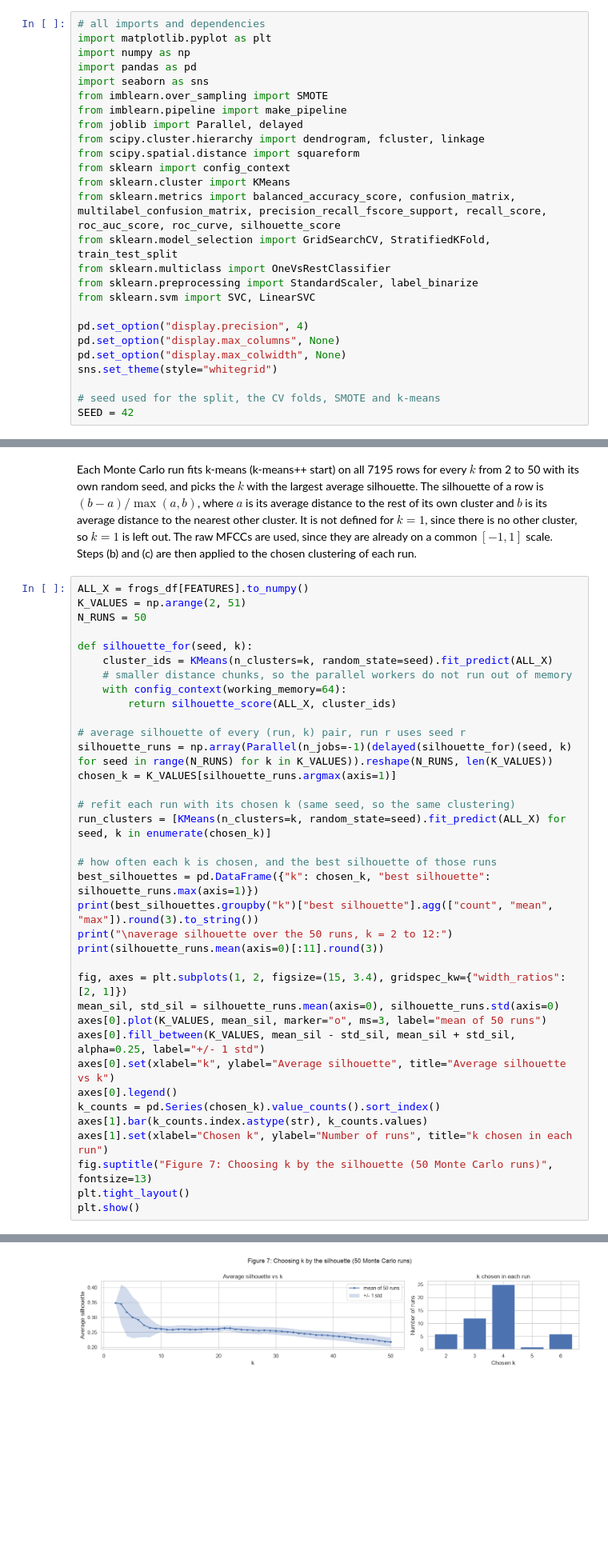
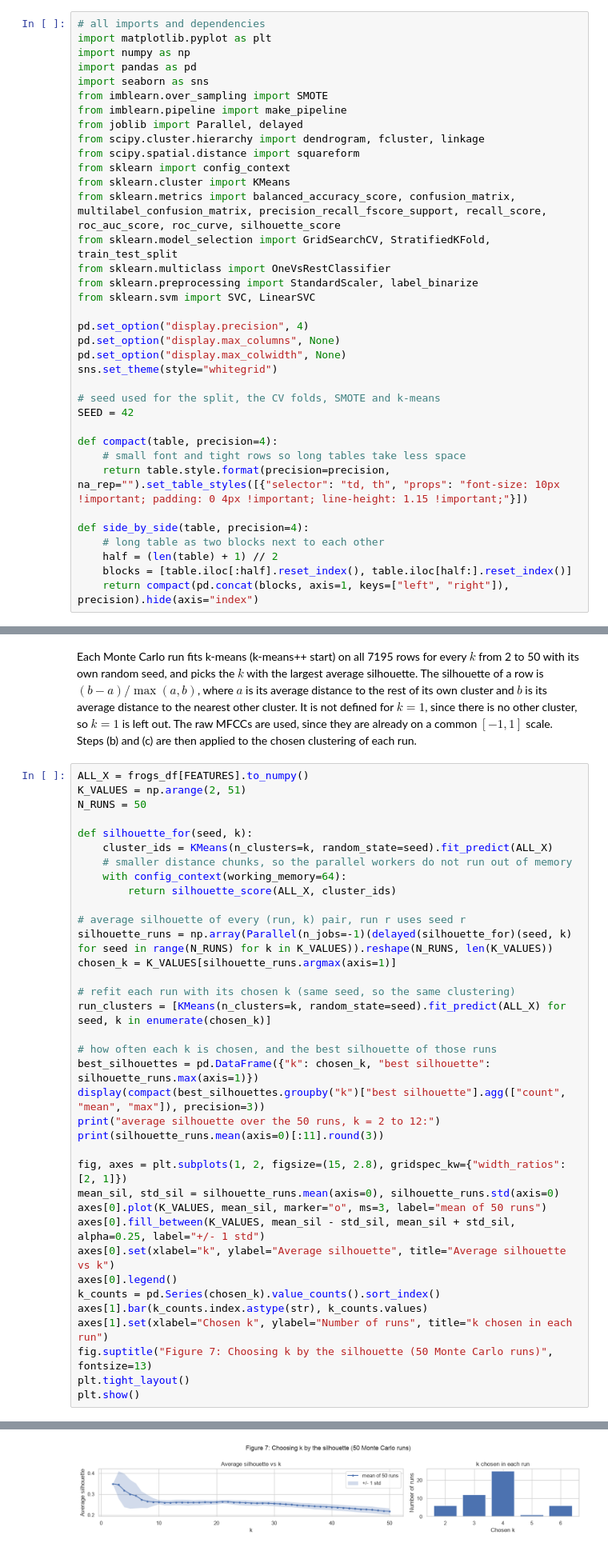
Before and after one commit to hasnainrazaa03/DSCI552-HW7, a Jupyter notebook: notebook/Raza_MohammadHasnain_HW7.ipynb, the cells around one changed output, grey strips where cells are left out. Shown at 80% size. Drawn from its saved outputs; the diff is of its cells as text; blank space fills up the shorter version.

```diff
--- a/notebook/Raza_MohammadHasnain_HW7.ipynb
+++ b/notebook/Raza_MohammadHasnain_HW7.ipynb
@@ -36,6 +36,16 @@ sns.set_theme(style="whitegrid")
 
 # seed used for the split, the CV folds, SMOTE and k-means
 SEED = 42
+
+def compact(table, precision=4):
+    # small font and tight rows so long tables take less space
+    return table.style.format(precision=precision, na_rep="").set_table_styles([{"selector": "td, th", "props": "font-size: 10px !important; padding: 0 4px !important; line-height: 1.15 !important;"}])
+
+def side_by_side(table, precision=4):
+    # long table as two blocks next to each other
+    half = (len(table) + 1) // 2
+    blocks = [table.iloc[:half].reset_index(), table.iloc[half:].reset_index()]
+    return compact(pd.concat(blocks, axis=1, keys=["left", "right"]), precision).hide(axis="index")
 # %% [markdown]
 ### (a) Download the Anuran Calls (MFCCs) Data Set
 # %% [markdown]
@@ -560,11 +575,11 @@ run_clusters = [KMeans(n_clusters=k, random_state=seed).fit_predict(ALL_X) for s
 
 # how often each k is chosen, and the best silhouette of those runs
 best_silhouettes = pd.DataFrame({"k": chosen_k, "best silhouette": silhouette_runs.max(axis=1)})
-print(best_silhouettes.groupby("k")["best silhouette"].agg(["count", "mean", "max"]).round(3).to_string())
-print("\naverage silhouette over the 50 runs, k = 2 to 12:")
+display(compact(best_silhouettes.groupby("k")["best silhouette"].agg(["count", "mean", "max"]), precision=3))
+print("average silhouette over the 50 runs, k = 2 to 12:")
 print(silhouette_runs.mean(axis=0)[:11].round(3))
 
-fig, axes = plt.subplots(1, 2, figsize=(15, 3.4), gridspec_kw={"width_ratios": [2, 1]})
+fig, axes = plt.subplots(1, 2, figsize=(15, 2.8), gridspec_kw={"width_ratios": [2, 1]})
 mean_sil, std_sil = silhouette_runs.mean(axis=0), silhouette_runs.std(axis=0)
 axes[0].plot(K_VALUES, mean_sil, marker="o", ms=3, label="mean of 50 runs")
 axes[0].fill_between(K_VALUES, mean_sil - std_sil, mean_sil + std_sil, alpha=0.25, label="+/- 1 std")
@@ -588,6 +602,6 @@ k
 average silhouette over the 50 runs, k = 2 to 12:
 [0.349 0.345 0.318 0.3   0.292 0.274 0.265 0.262 0.262 0.259 0.259]
-[figure, old version]
+[figure, new version]
 # %% [markdown]
 **Answer.** The chosen $k$ depends on the run. **$k = 4$ is chosen in 25 of the 50 runs**, $k = 3$ in 12, $k = 2$ and $k = 6$ in 6 each and $k = 5$ once (Figure 7, right). It changes because k-means from a different random start ends in a different local optimum for $k$ from 3 to 6, which is the wide band in Figure 7 (left). The runs that pick $k = 4$ reach a silhouette of 0.381 on average (at most 0.385), and in the runs that pick $k = 2$ or 3 the 4-cluster fit landed in a worse optimum. Averaged over all runs the curve is highest at $k = 2$ (0.349) and $k = 3$ (0.345), stays near 0.26 from $k = 10$ to about 22, and then slowly falls. The best silhouettes are below 0.39, so the clusters overlap, and the 10 species are not 10 well separated groups.
 # %% [markdown]
```
Also changed, not shown: parts of 20 cells of this notebook.
